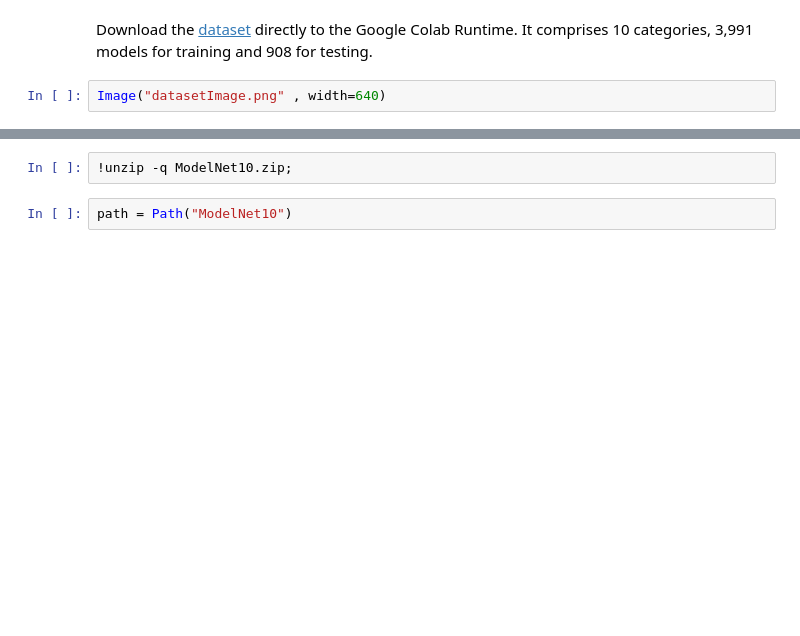
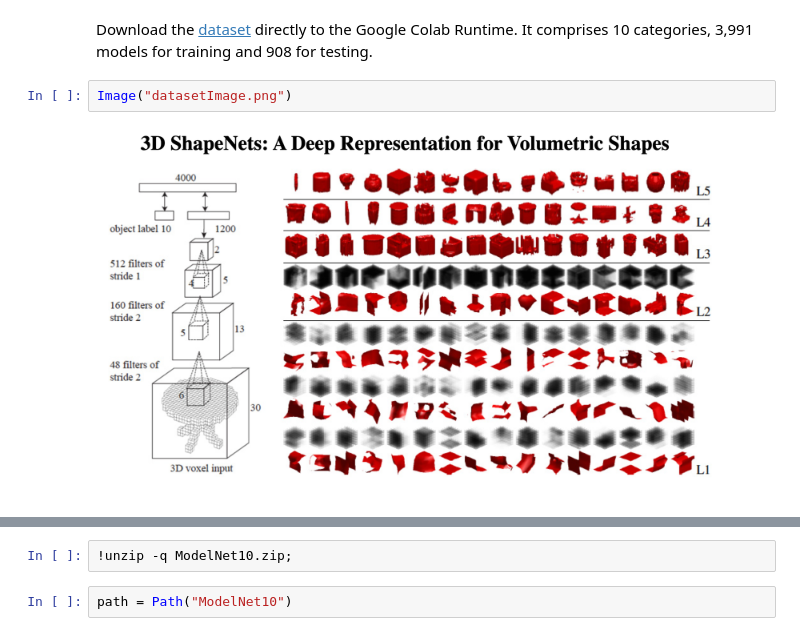
Before and after one commit to cagBRT/PointCloud, a Jupyter notebook: PointNetClass.ipynb, the cells around one changed output, grey strips where cells are left out. Drawn from its saved outputs; the diff is of its cells as text; blank space fills up the shorter version.

```diff
--- a/PointNetClass.ipynb
+++ b/PointNetClass.ipynb
@@ -45,7 +70,9 @@ random.seed = 42
 # %% [markdown]
 Download the [dataset](http://3dvision.princeton.edu/projects/2014/3DShapeNets/) directly to the Google Colab Runtime. It comprises 10 categories, 3,991 models for training and 908 for testing.
 # %%
-Image("datasetImage.png" , width=640)
+Image("datasetImage.png")
+# %% [output]
+[figure, added]
 # %%
 !wget http://3dvision.princeton.edu/projects/2014/3DShapeNets/ModelNet10.zip
 # %% [output]
```
Also changed, not shown: parts of 19 cells of this notebook.
